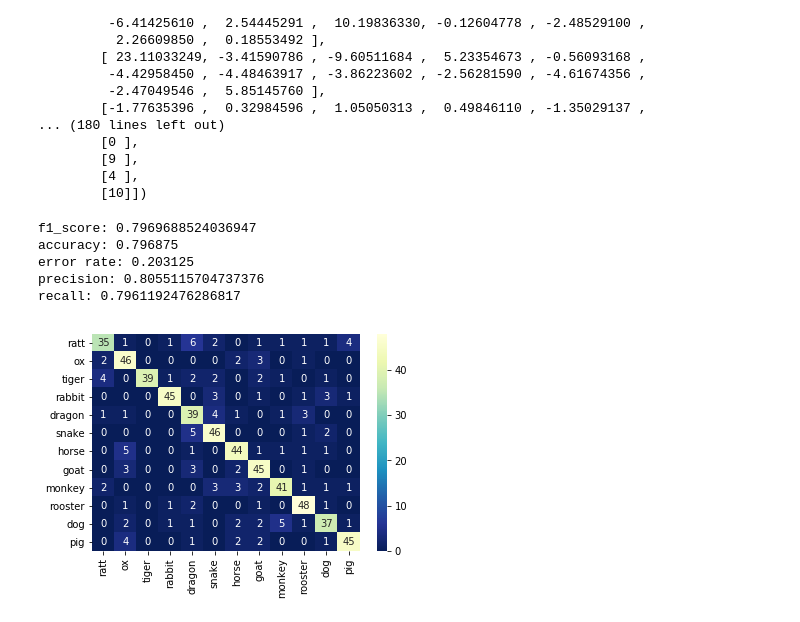
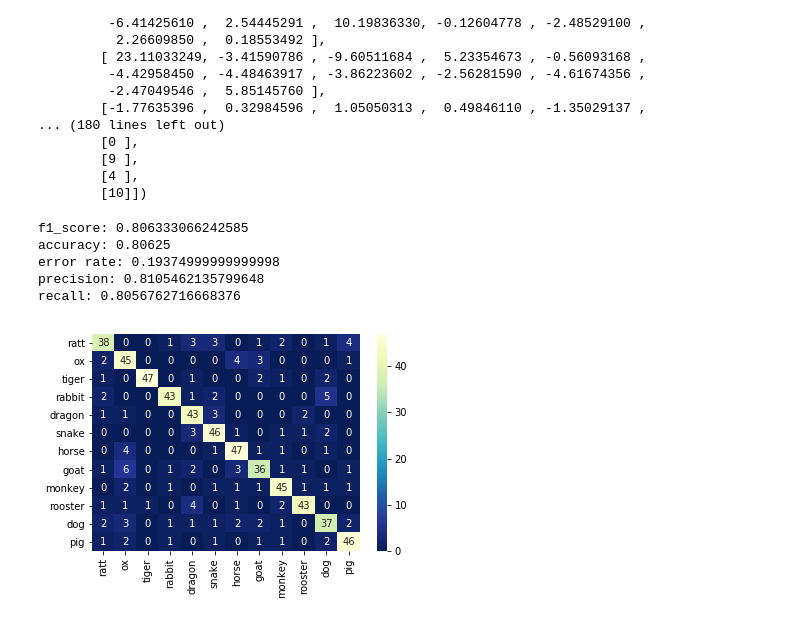
Before and after one commit to Routhleck/animal_detect_paddle, a Jupyter notebook: VGG16.ipynb, the cells around one changed output. Drawn from its saved outputs; the diff is of its cells as text; code cells hidden in the pictures.

```diff
--- a/VGG16.ipynb
+++ b/VGG16.ipynb
@@ -371,35 +399,35 @@ Tensor(shape=[32, 12], dtype=float32, place=Place(gpu:0), stop_gradient=False,
 # %%
 from sklearn.metrics import confusion_matrix,accuracy_score,precision_score,recall_score,f1_score,classification_report
 import pandas as pd
 import seaborn as sns
 
-params_file_path = './0608_1.pdparams'
+params_file_path = './AN5.pdparams'
 param_dict = paddle.load(params_file_path)
 model.load_dict(param_dict)
 test_d=paddle.io.DataLoader(test_data,batch_size=32,shuffle=True,drop_last=True)
 y_p = []
 y_t = []
 for batch, (test_X,test_y) in enumerate(test_d):
     y_pred = model(test_X)
     for i in y_pred:
         y_p.append(np.argmax(i))
     #y_p.append(y_pred)
     for i in test_y:
         y_t.append(int(i))
 
 cm = confusion_matrix(y_t,y_p)
 cm = pd.DataFrame(cm,columns=["ratt","ox","tiger","rabbit","dragon","snake","horse","goat","monkey","rooster","dog","pig"],index=["ratt","ox","tiger","rabbit","dragon","snake","horse","goat","monkey","rooster","dog","pig"])
 sns.heatmap(cm,cmap="YlGnBu_r",fmt="d",annot=True)
 
 print('f1_score:',f1_score(y_t,y_p,average='macro'))
 print('accuracy:',accuracy_score(y_t,y_p))
 print('error rate:',1-accuracy_score(y_t,y_p))
 print('precision:',precision_score(y_t,y_p,average='macro'))
 print('recall:',recall_score(y_t,y_p,average='macro'))
 # %% [output]
-f1_score: 0.7969688524036947
-accuracy: 0.796875
-error rate: 0.203125
-precision: 0.8055115704737376
-recall: 0.7961192476286817
+f1_score: 0.806333066242585
+accuracy: 0.80625
+error rate: 0.19374999999999998
+precision: 0.8105462135799648
+recall: 0.8056762716668376
-[figure, old version]
+[figure, new version]
```
Also changed, not shown: parts of 10 cells of this notebook, 3 other files.
